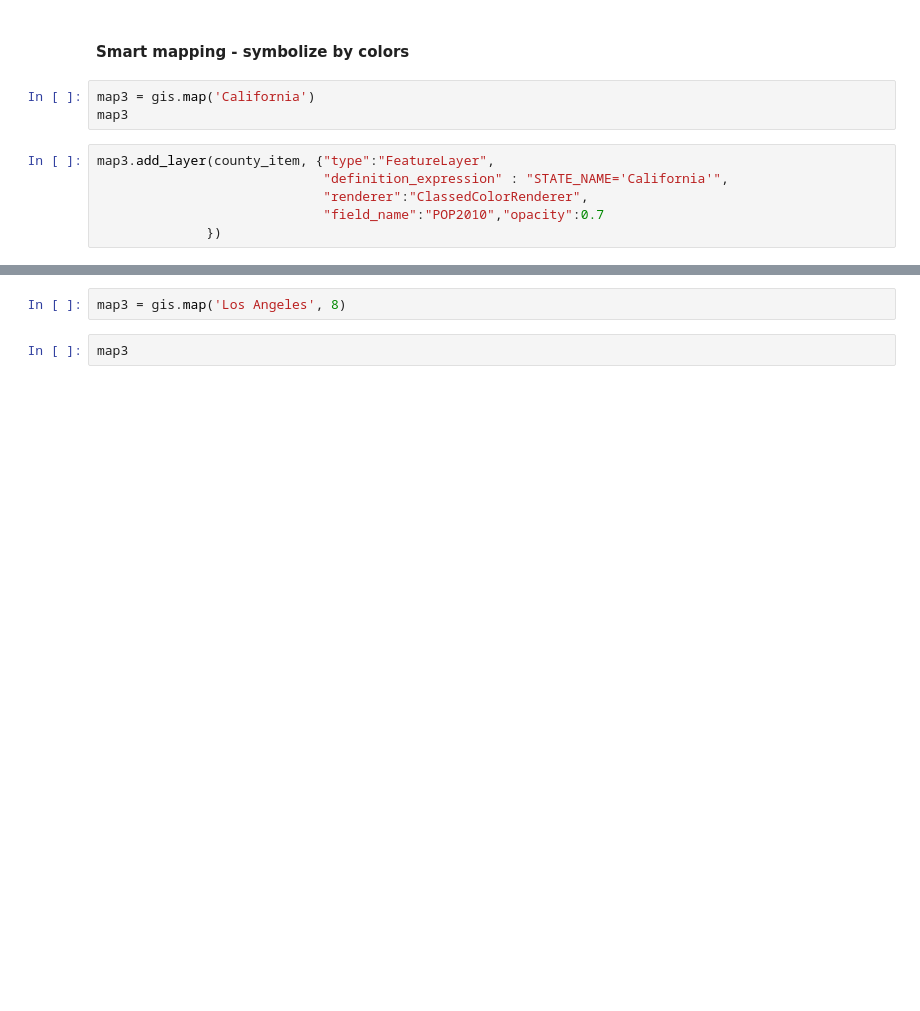
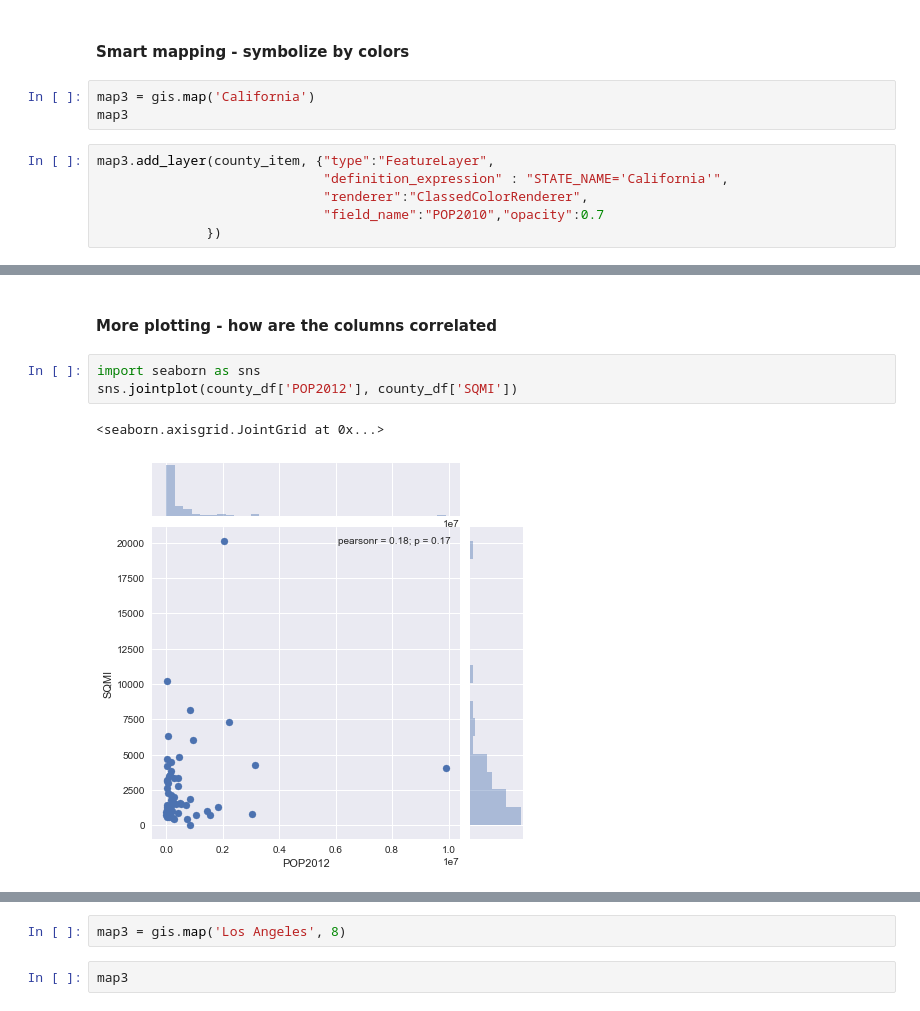
Before and after one commit to AKForte/g_presentations, a Jupyter notebook: 2017_UC/mapping_viz_analysis_75mins/visualization.ipynb, the cells around one changed output, grey strips where cells are left out. Saved outputs shown, nothing was run; the diff lists cells and outputs as text; blank space fills up the shorter version.

```diff
--- a/2017_UC/mapping_viz_analysis_75mins/visualization.ipynb
+++ b/2017_UC/mapping_viz_analysis_75mins/visualization.ipynb
@@ -128,0 +143,8 @@ Thus, the sample below visualizes earthquake occurrences in Southern California,
+# %% [markdown]
+#### More plotting - how are the columns correlated
+# %%
+import seaborn as sns
+sns.jointplot(county_df['POP2012'], county_df['SQMI'])
+# %% [output]
+<seaborn.axisgrid.JointGrid at 0x...>
+[figure, added]
```
Also changed, not shown: parts of 22 cells of this notebook.
